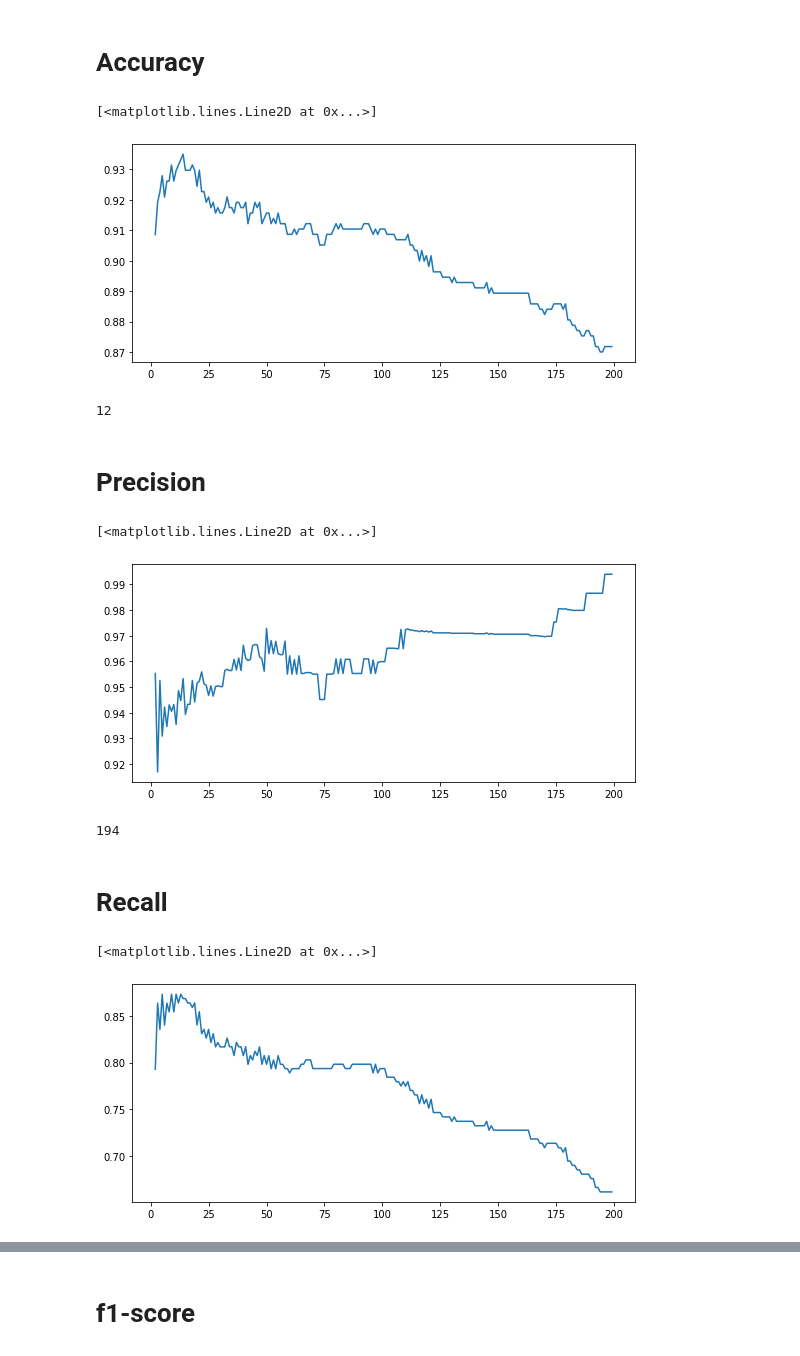
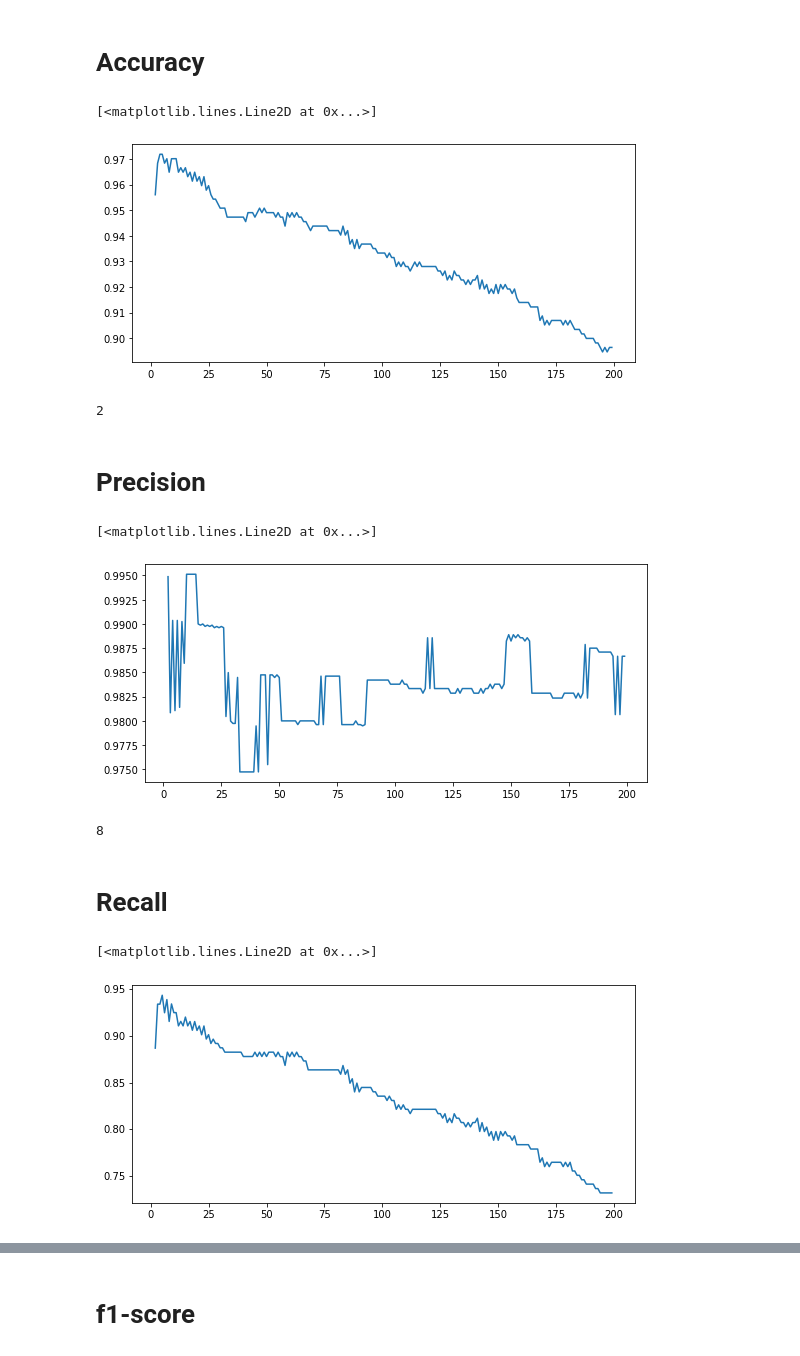
Before and after one commit to klapidus/otus_ml_classical_methods, a Jupyter notebook: HA_1.ipynb, the cells around one changed output, grey strips where cells are left out. Cells and saved outputs as stored; diff of their text form; code cells hidden in the pictures.

Commit message:
proper scaling added to cv

```diff
--- a/HA_1.ipynb
+++ b/HA_1.ipynb
@@ -219,2 +220,6 @@ f1
+# %%
+def create_knn_pipeline(k: int):
+    return make_pipeline(MinMaxScaler(), KNeighborsClassifier(n_neighbors=k))
 # %%
-knn_models = {k: KNeighborsClassifier(n_neighbors=k) for k in range(2,200,1)}
+#knn_models = {k: KNeighborsClassifier(n_neighbors=k) for k in range(2,200,1)}
+knn_models_with_scaling = {k: create_knn_pipeline(k) for k in range(2,200,1)}
@@ -223,8 +226,8 @@ from sklearn.model_selection import cross_val_score
 # %%
 def get_scores_for_metric(X_, y_, metric: str):
     scores_ave = []
-    for k in knn_models:
-        scores = cross_val_score(knn_models[k], X_, y_, cv=5, scoring=metric)
+    for k in knn_models_with_scaling:
+        scores = cross_val_score(knn_models_with_scaling[k], X_, y_, cv=5, scoring=metric)
         #print(f'k = {k}', f'accuracy = {scores.mean()}')
         scores_ave.append(scores.mean())
     return scores_ave
@@ -234,39 +237,39 @@ def get_scores_for_metric(X_, y_, metric: str):
 scores_accuracy = get_scores_for_metric(X, y, 'accuracy')
 # %%
 plt.figure(figsize=(9, 4))
-plt.plot(list(knn_models.keys()), scores_accuracy)
+plt.plot(list(knn_models_with_scaling.keys()), scores_accuracy)
 # %% [output]
 [<matplotlib.lines.Line2D at 0x...>]
-[figure, old version]
+[figure, new version]
 # %%
 max_idx = scores_accuracy.index(max(scores_accuracy))
-knn_models[max_idx].n_neighbors
+knn_models_with_scaling[max_idx][1].n_neighbors
 # %% [output]
-12
+2
 # %% [markdown]
 # Precision
 # %%
 scores_precision = get_scores_for_metric(X, y, 'precision')
 # %%
 plt.figure(figsize=(9, 4))
-plt.plot(list(knn_models.keys()), scores_precision)
+plt.plot(list(knn_models_with_scaling.keys()), scores_precision)
 # %% [output]
 [<matplotlib.lines.Line2D at 0x...>]
-[figure, old version]
+[figure, new version]
 # %%
 max_idx = scores_precision.index(max(scores_precision))
-knn_models[max_idx].n_neighbors
+knn_models_with_scaling[max_idx][1].n_neighbors
 # %% [output]
-194
+8
 # %% [markdown]
 # Recall
 # %%
 scores_recall = get_scores_for_metric(X, y, 'recall')
 # %%
 plt.figure(figsize=(9, 4))
-plt.plot(list(knn_models.keys()), scores_recall)
+plt.plot(list(knn_models_with_scaling.keys()), scores_recall)
 # %% [output]
 [<matplotlib.lines.Line2D at 0x...>]
-[figure, old version]
+[figure, new version]
 # %%
 max_idx = scores_recall.index(max(scores_recall))
```
Also changed, not shown: parts of 9 cells of this notebook.
